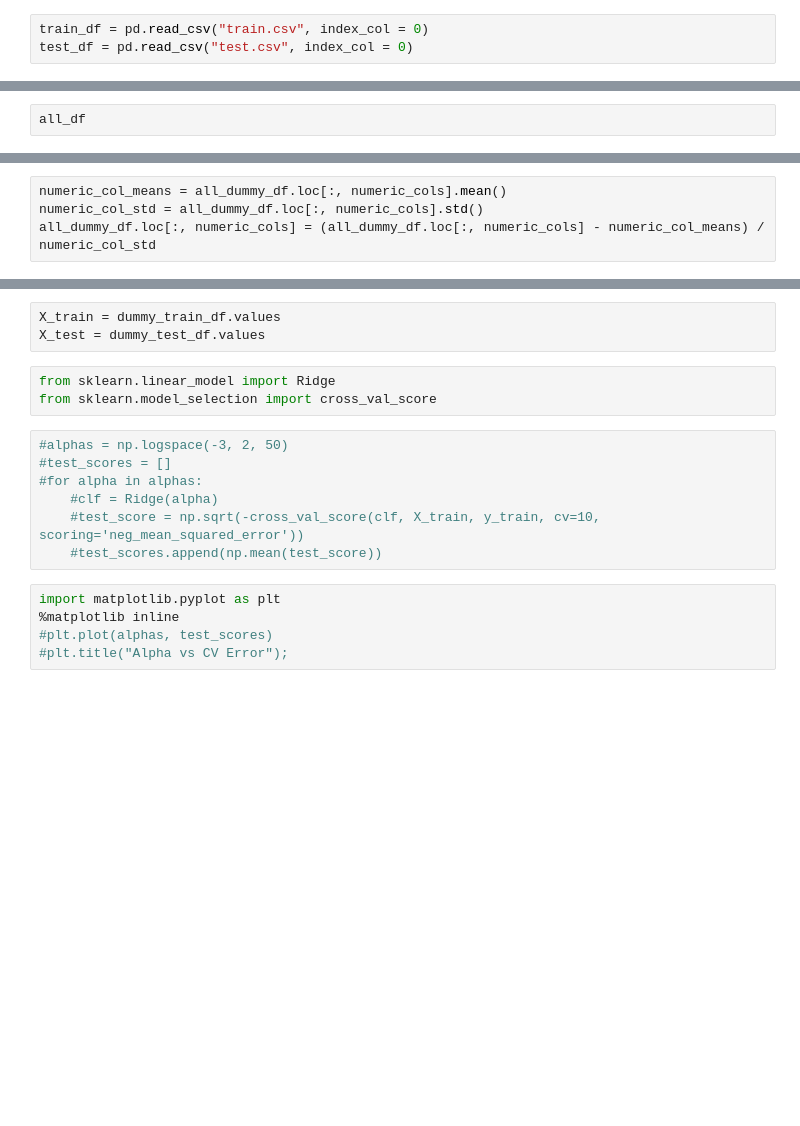
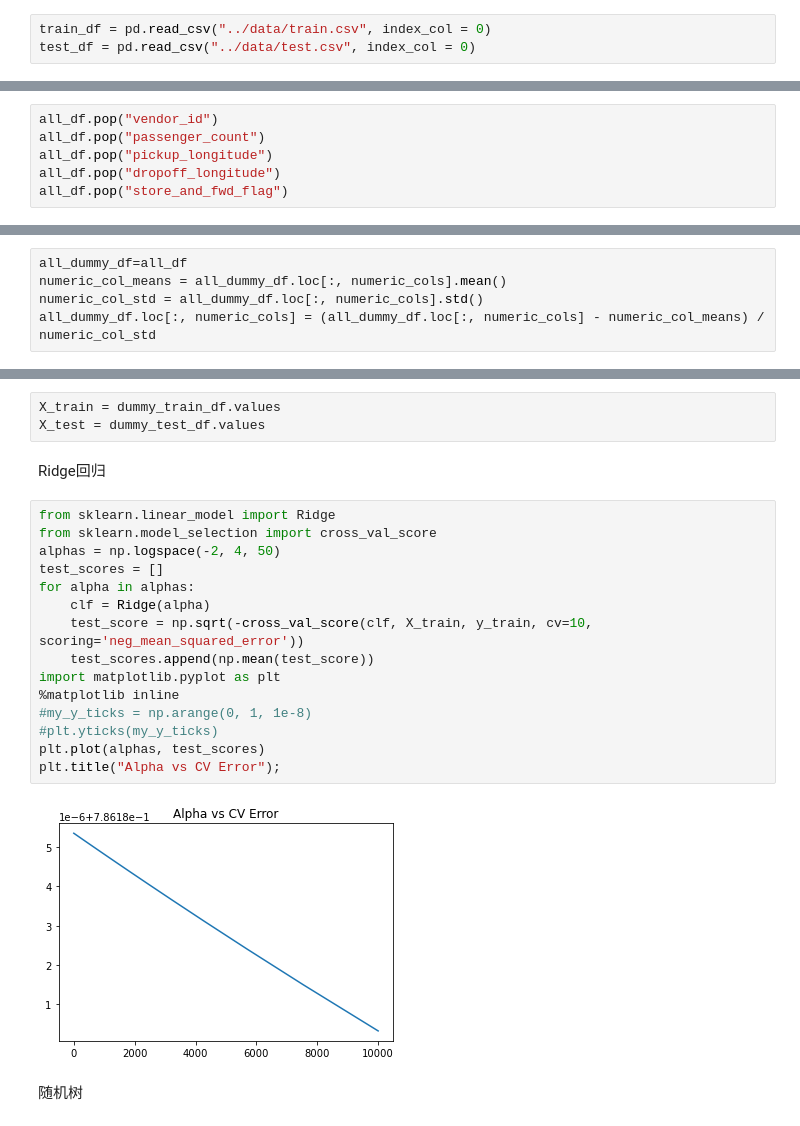
Before and after one commit to safeAMI/Kaggle, a Jupyter notebook: code/New York City Taxi Trip Duration.ipynb, the cells around one changed output, grey strips where cells are left out. Saved outputs shown, nothing was run; the diff lists cells and outputs as text; blank space fills up the shorter version.

```diff
--- a/code/New York City Taxi Trip Duration.ipynb
+++ b/code/New York City Taxi Trip Duration.ipynb
@@ -2,6 +2,6 @@
 import numpy as np
 import pandas as pd
 # %%
-train_df = pd.read_csv("train.csv", index_col = 0)
-test_df = pd.read_csv("test.csv", index_col = 0)
+train_df = pd.read_csv("../data/train.csv", index_col = 0)
+test_df = pd.read_csv("../data/test.csv", index_col = 0)
 # %%
@@ -169,5 +165,9 @@ new_date, new_time
 
  [2083778 rows x 3 columns])
 # %%
-all_df
+all_df.pop("vendor_id")
+all_df.pop("passenger_count")
+all_df.pop("pickup_longitude")
+all_df.pop("dropoff_longitude")
+all_df.pop("store_and_fwd_flag")
 # %% [output]
@@ -330,4 +245,5 @@ Index(['passenger_count', 'pickup_longitude', 'pickup_latitude',
 # %%
+all_dummy_df=all_df
 numeric_col_means = all_dummy_df.loc[:, numeric_cols].mean()
 numeric_col_std = all_dummy_df.loc[:, numeric_cols].std()
 all_dummy_df.loc[:, numeric_cols] = (all_dummy_df.loc[:, numeric_cols] - numeric_col_means) / numeric_col_std
@@ -337,19 +253,25 @@ dummy_test_df = all_dummy_df.loc[test_df.index]
 # %%
 X_train = dummy_train_df.values
 X_test = dummy_test_df.values
-# %%
-from sklearn.linear_model import Ridge
-from sklearn.model_selection import cross_val_score
-# %%
-#alphas = np.logspace(-3, 2, 50)
-#test_scores = []
-#for alpha in alphas:
-    #clf = Ridge(alpha)
-    #test_score = np.sqrt(-cross_val_score(clf, X_train, y_train, cv=10, scoring='neg_mean_squared_error'))
-    #test_scores.append(np.mean(test_score))
-# %%
-import matplotlib.pyplot as plt
-%matplotlib inline
-#plt.plot(alphas, test_scores)
-#plt.title("Alpha vs CV Error");
+# %% [markdown]
+Ridge回归
+# %%
+from sklearn.linear_model import Ridge
+from sklearn.model_selection import cross_val_score
+alphas = np.logspace(-2, 4, 50)
+test_scores = []
+for alpha in alphas:
+    clf = Ridge(alpha)
+    test_score = np.sqrt(-cross_val_score(clf, X_train, y_train, cv=10, scoring='neg_mean_squared_error'))
+    test_scores.append(np.mean(test_score))
+import matplotlib.pyplot as plt
+%matplotlib inline
+#my_y_ticks = np.arange(0, 1, 1e-8)
+#plt.yticks(my_y_ticks)
+plt.plot(alphas, test_scores)
+plt.title("Alpha vs CV Error");
+# %% [output]
+[figure, added]
+# %% [markdown]
+随机树
 # %%
```
Also changed, not shown: parts of 33 cells of this notebook, 2 other files.
